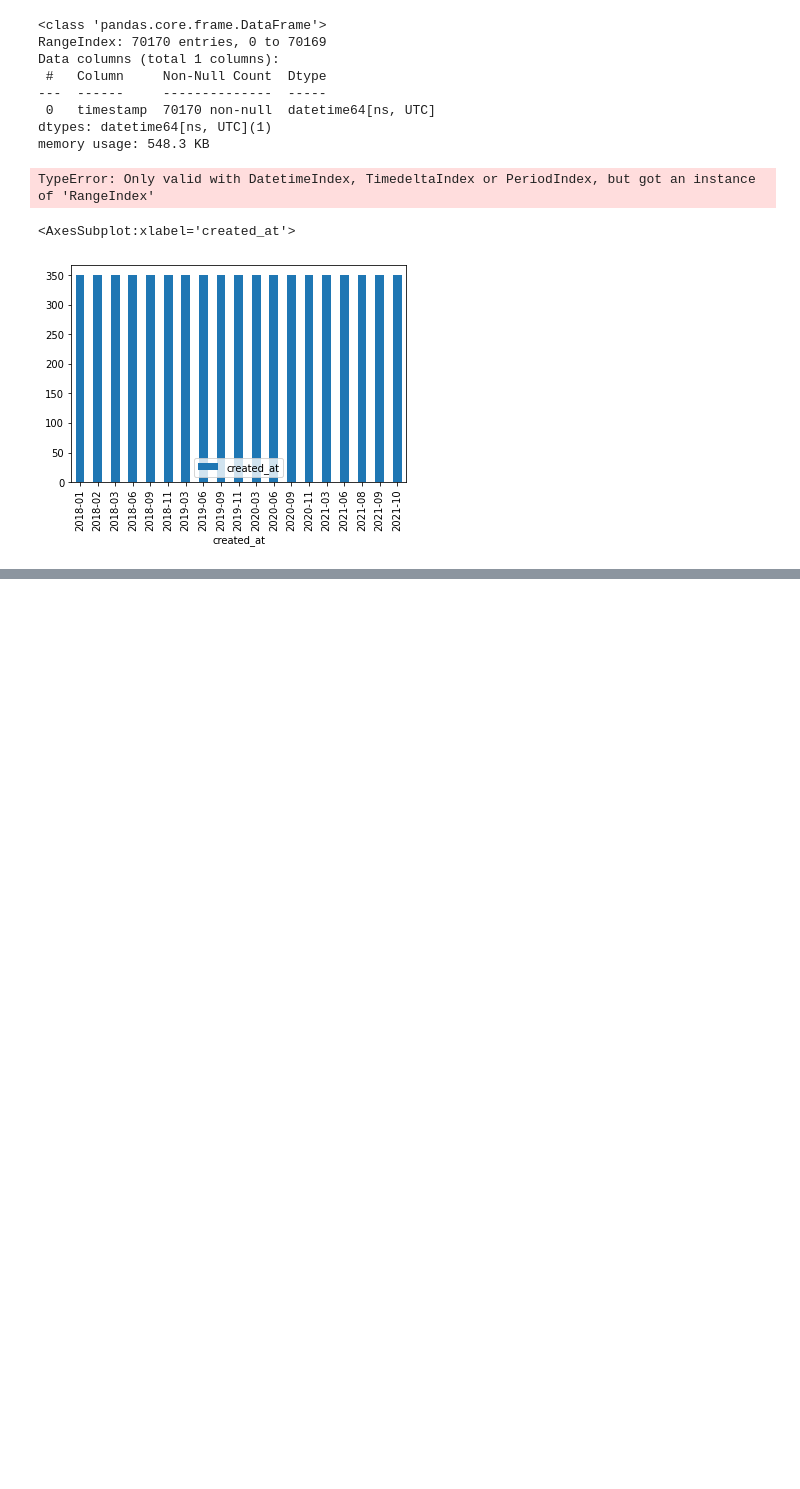
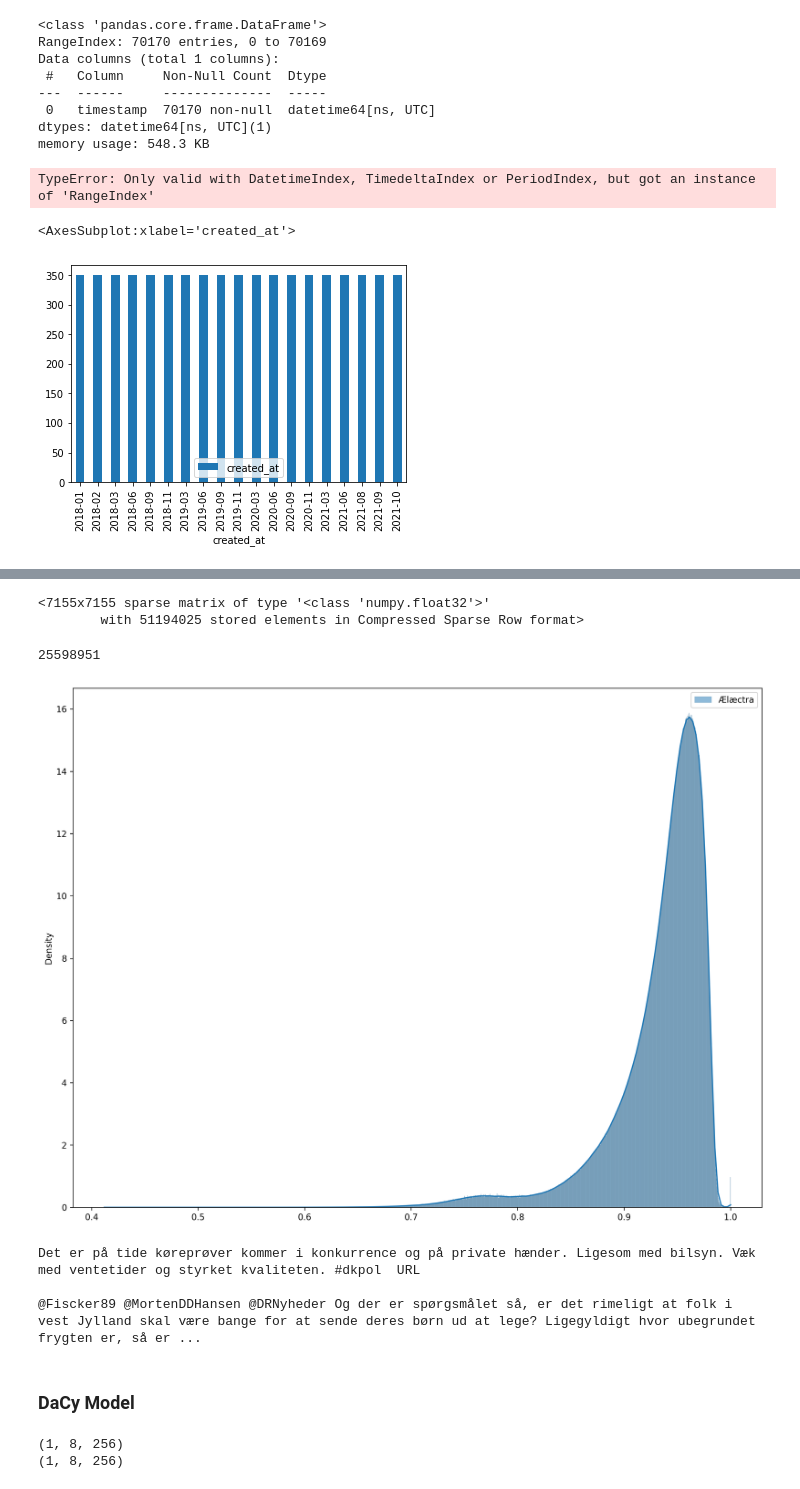
Before and after one commit to AndersGiovanni/ditw_project, a Jupyter notebook: src/twitter_eda.ipynb, the cells around one changed output, grey strips where cells are left out. Saved outputs shown, nothing was run; the diff lists cells and outputs as text; code cells hidden in the pictures; blank space fills up the shorter version.

```diff
--- a/src/twitter_eda.ipynb
+++ b/src/twitter_eda.ipynb
@@ -60,0 +196,10 @@ Name: timestamp, dtype: datetime64[ns, UTC]
+# %%
+# Prepare data
+data = read_jsonl('../data/dkpol_tweets.jsonl')
+df = pd.DataFrame(data)
+df[df['in_reply_to_user_id'].isna()]
+df.created_at = pd.to_datetime(df.created_at)
+sub = df[['created_at', 'text']].groupby(df.created_at.dt.to_period("M")).head(350)
+text = list(sub['text'].values)
+text = replace_url(text)
+len(text)
@@ -60,0 +209,4 @@ Name: timestamp, dtype: datetime64[ns, UTC]
+# %%
+# Embed texts
+encoder = SentenceTransformer('Maltehb/-l-ctra-danish-electra-small-cased')
+embeddings = encoder.encode(text, show_progress_bar=True, normalize_embeddings=True)
@@ -60,0 +218,56 @@ Name: timestamp, dtype: datetime64[ns, UTC]
+# %%
+A_sparse = sparse.csr_matrix(embeddings)
+
+#also can output sparse matrices
+similarities_sparse = cosine_similarity(A_sparse,dense_output=False)
+#print('pairwise sparse output:\n {}\n'.format(similarities_sparse))
+similarities_sparse
+# %% [output]
+<7155x7155 sparse matrix of type '<class 'numpy.float32'>'
+        with 51194025 stored elements in Compressed Sparse Row format>
+# %%
+# Get all pairs of cosine similarities above 0
+
+dict_of_similarities = {}
+x, y = similarities_sparse.nonzero()[0], similarities_sparse.nonzero()[1]
+for i, j in tqdm(zip(x,y)):
+    if (i, j) not in dict_of_similarities and(j, i) not in dict_of_similarities and similarities_sparse[i, j] != 1:
+        dict_of_similarities[(i, j)] = similarities_sparse[i, j]
+
+print(len(dict_of_similarities))
+# %% [output]
+25598951
+# %%
+plt.figure(figsize=(12,9), dpi= 300)
+#sns.distplot(list(dict_of_similarities.values()), color="dodgerblue", label="Td-idf", **kwargs)
+sns.histplot(list(dict_of_similarities.values()), stat='density', kde=True, label = 'Ælæctra')
+plt.legend()
+plt.tight_layout()
+plt.savefig('../data/img/_l_ctra_cossim_dist.png')
+plt.show()
+# %% [output]
+[figure, added]
+# %%
+dict_of_similarities
+print(text[0])
+print()
+print(text[7154])
+# %% [output]
+Det er på tide køreprøver kommer i konkurrence og på private hænder. Ligesom med bilsyn. Væk med ventetider og styrket kvaliteten. #dkpol  URL
+
+@Fiscker89 @MortenDDHansen @DRNyheder Og der er spørgsmålet så, er det rimeligt at folk i vest Jylland skal være bange for at sende deres børn ud at lege? Ligegyldigt hvor ubegrundet frygten er, så er ...
+# %% [markdown]
+### DaCy Model
+# %%
+# import spacy
+
+import dacy
+nlp = dacy.load("da_dacy_small_trf-0.1.0")
+for doc in nlp.pipe(["Det her er en sjovt text", "Fodbold er rigtig kedeligt"]):
+    tokvecs = doc._.trf_data.tensors[-1]
+    print(tokvecs.shape)
+
+# some_embeddings = np.vstack([doc._.trf_data.tensors[-1] for doc in tqdm(nlp.pipe(text))])
+# %% [output]
+(1, 8, 256)
+(1, 8, 256)
```
Also changed, not shown: parts of 19 cells of this notebook, 5 other files.
